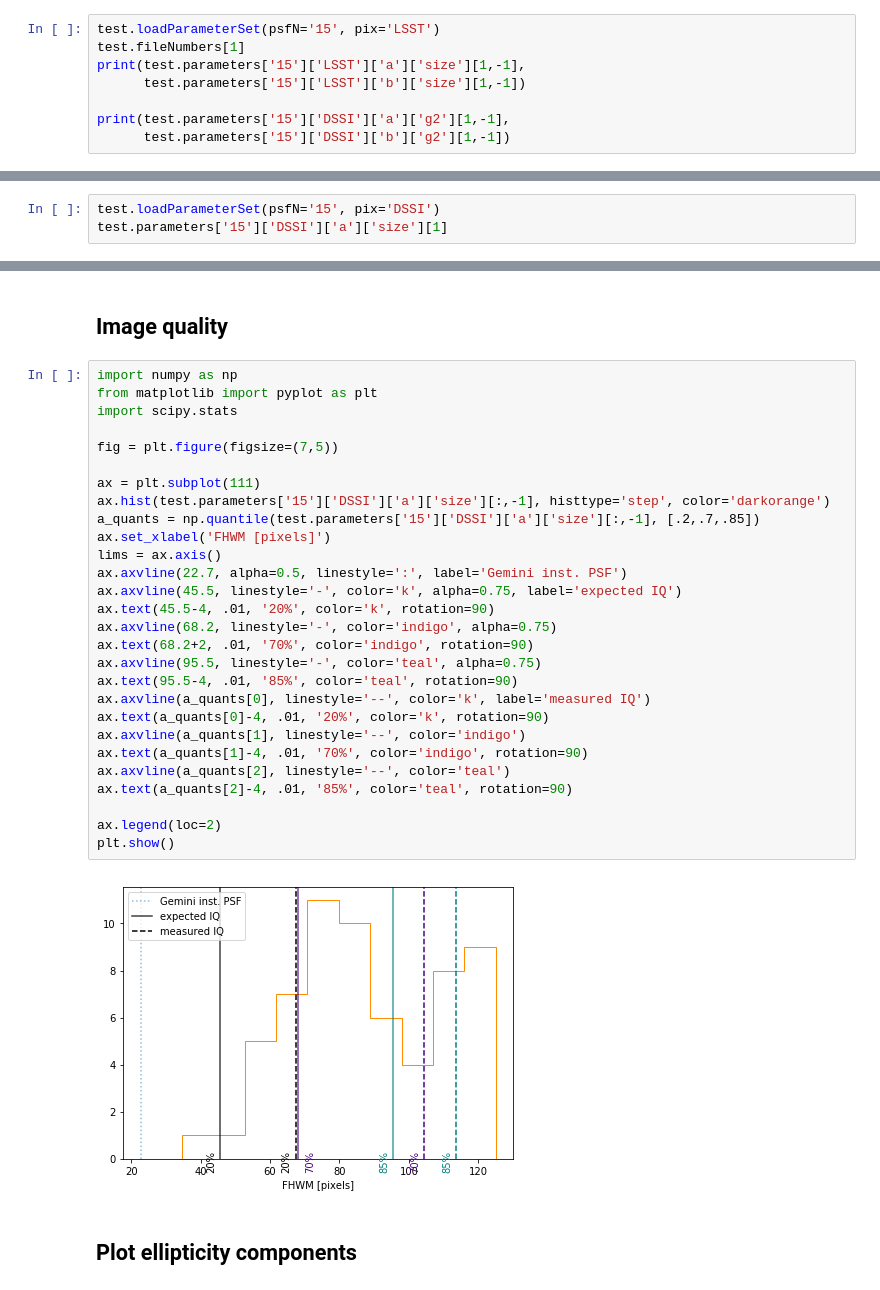
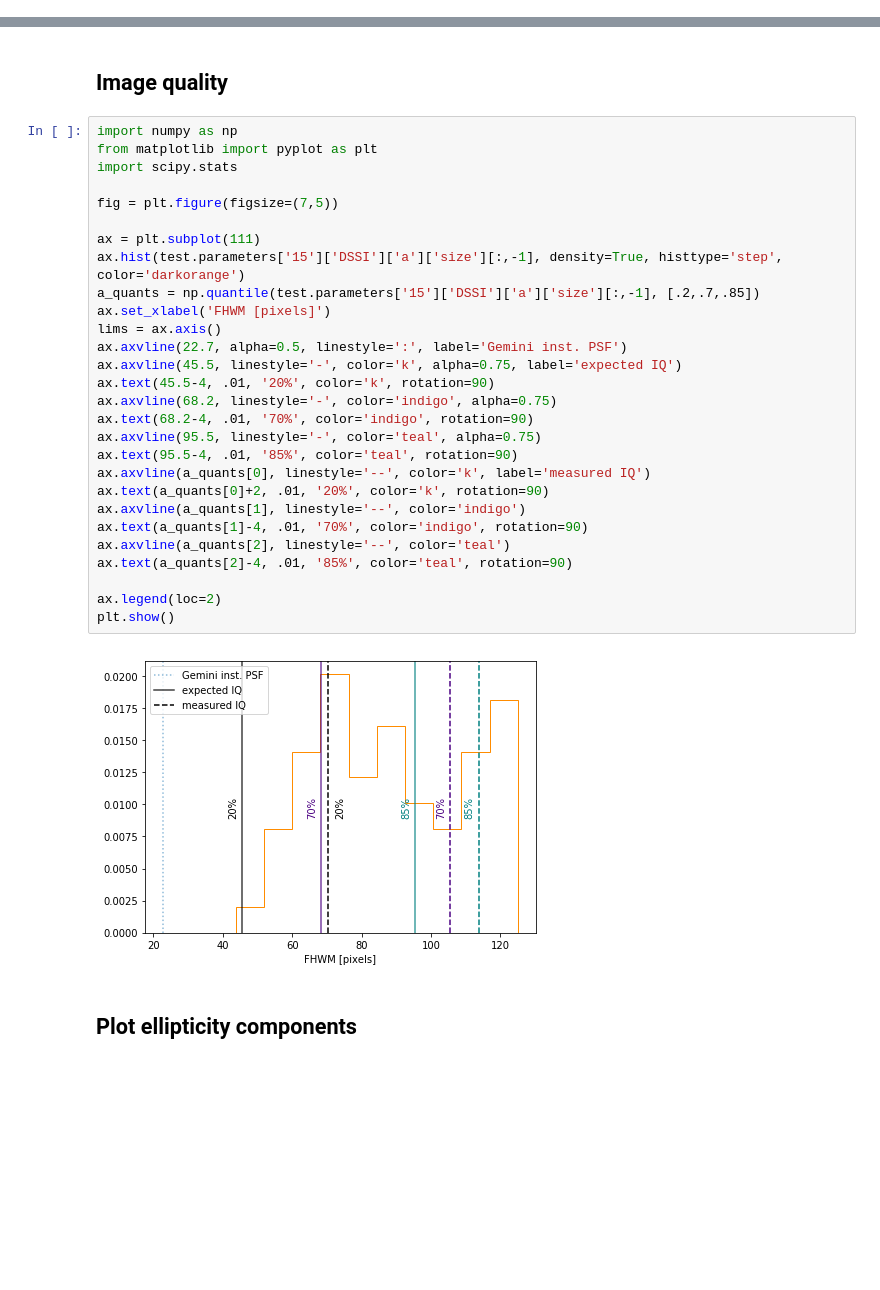
Before and after one commit to cahebert/speckles, a Jupyter notebook: Code/Plot parameter analyses.ipynb, the cells around one changed output, grey strips where cells are left out. Cells and saved outputs as stored; diff of their text form; blank space fills up the shorter version.

Commit message:
rerun plot notebook to reflect recent changes

```diff
--- a/Code/Plot parameter analyses.ipynb
+++ b/Code/Plot parameter analyses.ipynb
@@ -53,8 +20,0 @@ plt.show()
-# %%
-test.loadParameterSet(psfN='15', pix='LSST')
-test.fileNumbers[1]
-print(test.parameters['15']['LSST']['a']['size'][1,-1],
-      test.parameters['15']['LSST']['b']['size'][1,-1])
-
-print(test.parameters['15']['DSSI']['a']['g2'][1,-1],
-      test.parameters['15']['DSSI']['b']['g2'][1,-1])
@@ -65,3 +20,0 @@ dataset 025 has an HSM error in moments estimation!
-# %%
-test.loadParameterSet(psfN='15', pix='DSSI')
-test.parameters['15']['DSSI']['a']['size'][1]
@@ -87,33 +33,33 @@ array(['017', '019', '021', '022', '025', '032', '034', '042', '051',
 # %%
 import numpy as np
 from matplotlib import pyplot as plt
 import scipy.stats
 
 fig = plt.figure(figsize=(7,5))
 
 ax = plt.subplot(111)
-ax.hist(test.parameters['15']['DSSI']['a']['size'][:,-1], histtype='step', color='darkorange')
+ax.hist(test.parameters['15']['DSSI']['a']['size'][:,-1], density=True, histtype='step', color='darkorange')
 a_quants = np.quantile(test.parameters['15']['DSSI']['a']['size'][:,-1], [.2,.7,.85])
 ax.set_xlabel('FHWM [pixels]')
 lims = ax.axis()
 ax.axvline(22.7, alpha=0.5, linestyle=':', label='Gemini inst. PSF')
 ax.axvline(45.5, linestyle='-', color='k', alpha=0.75, label='expected IQ')
 ax.text(45.5-4, .01, '20%', color='k', rotation=90)
 ax.axvline(68.2, linestyle='-', color='indigo', alpha=0.75)
-ax.text(68.2+2, .01, '70%', color='indigo', rotation=90)
+ax.text(68.2-4, .01, '70%', color='indigo', rotation=90)
 ax.axvline(95.5, linestyle='-', color='teal', alpha=0.75)
 ax.text(95.5-4, .01, '85%', color='teal', rotation=90)
 ax.axvline(a_quants[0], linestyle='--', color='k', label='measured IQ')
-ax.text(a_quants[0]-4, .01, '20%', color='k', rotation=90)
+ax.text(a_quants[0]+2, .01, '20%', color='k', rotation=90)
 ax.axvline(a_quants[1], linestyle='--', color='indigo')
 ax.text(a_quants[1]-4, .01, '70%', color='indigo', rotation=90)
 ax.axvline(a_quants[2], linestyle='--', color='teal')
 ax.text(a_quants[2]-4, .01, '85%', color='teal', rotation=90)
 
 ax.legend(loc=2)
 plt.show()
 # %% [output]
-[figure, old version]
+[figure, new version]
 # %% [markdown]
 ## Plot ellipticity components
 # %%
```
Also changed, not shown: parts of 22 cells of this notebook.
